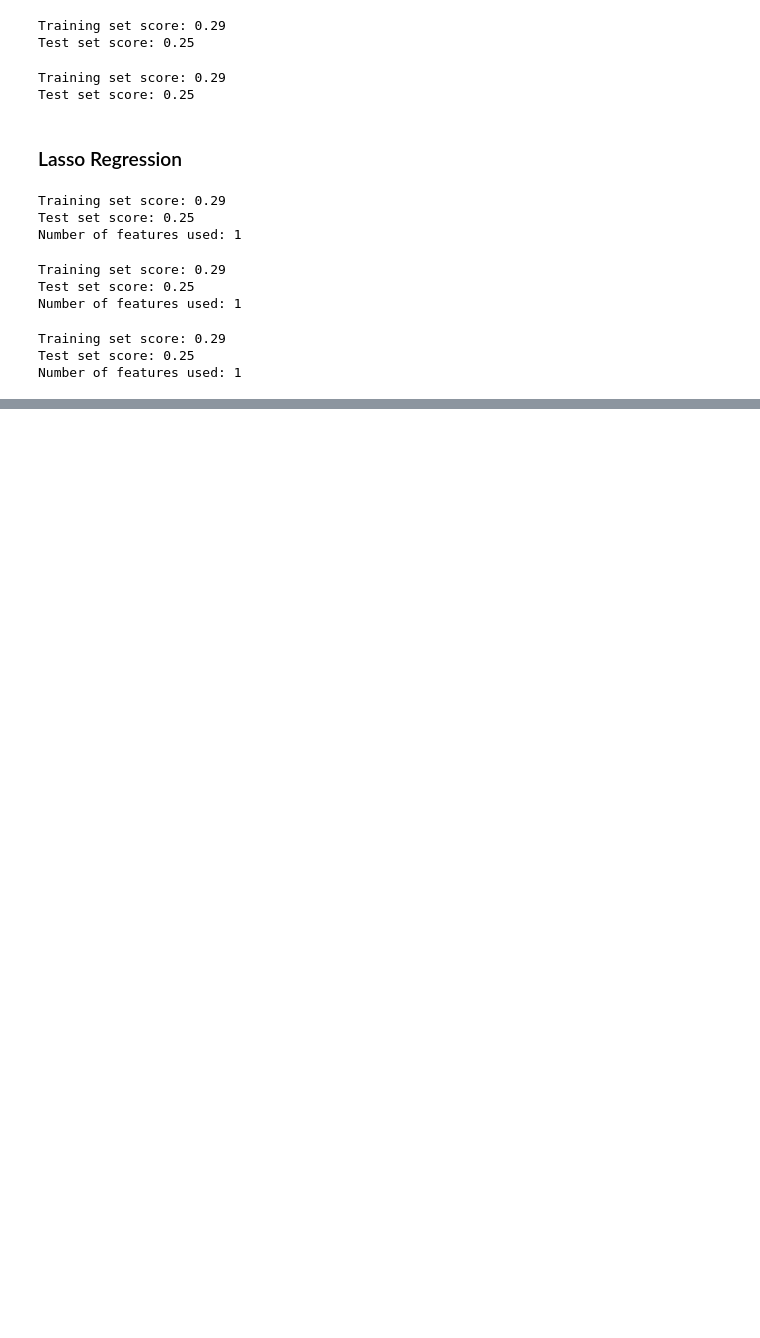
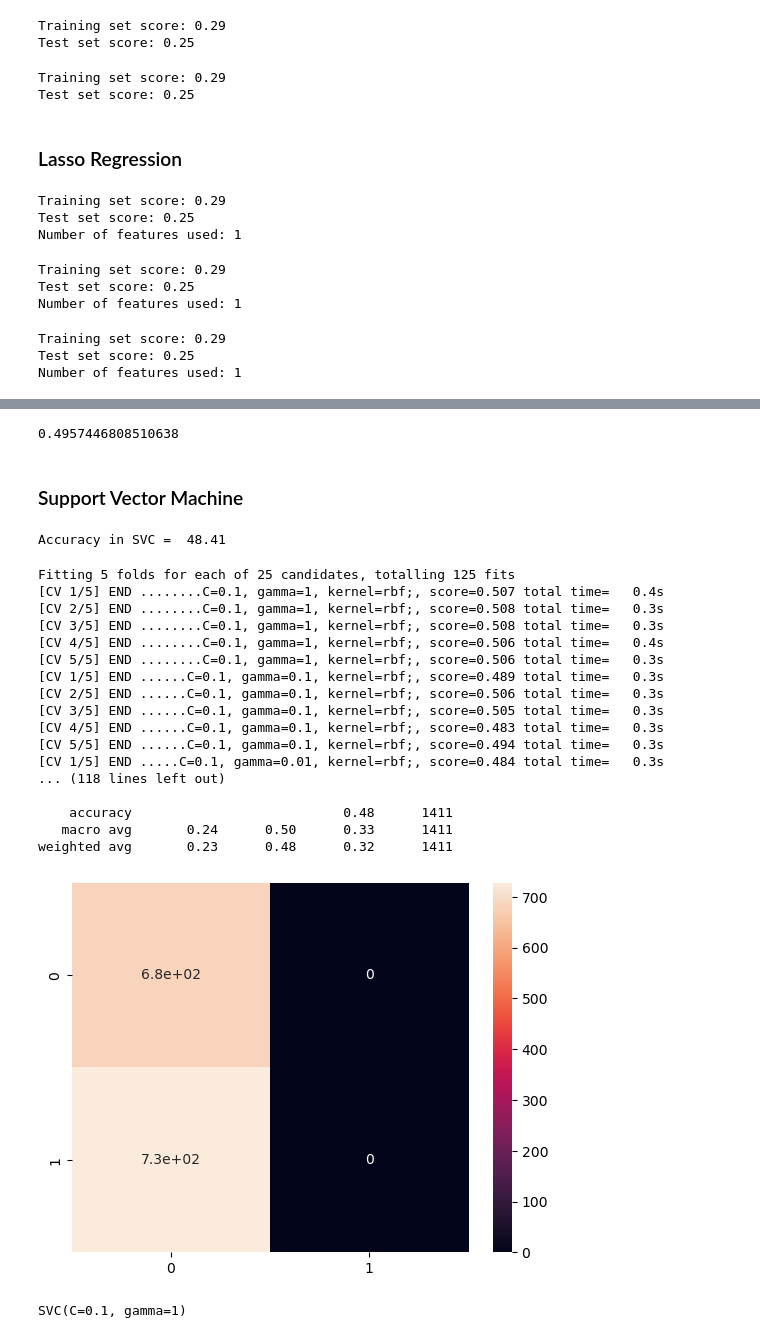
Before and after one commit to CCT-Dublin/ca1-claireobrien00, a Jupyter notebook: Passenger Movement Final.ipynb, the cells around one changed output, grey strips where cells are left out. Cells and saved outputs as stored; diff of their text form; code cells hidden in the pictures; blank space fills up the shorter version.

```diff
--- a/Passenger Movement Final.ipynb
+++ b/Passenger Movement Final.ipynb
@@ -1133,0 +1135,3 @@ Number of features used: 1
+# %%
+X = passenger_movement_net_df_encoded_label_scaled_minmax.iloc[:,[5,2,3,4]].values
+y = passenger_movement_net_df_encoded_label_scaled_minmax.iloc[:,1].values
@@ -1133,0 +1202,8 @@ Number of features used: 1
+# %%
+from sklearn.model_selection import cross_val_score
+nvclassifier = GaussianNB()
+cross_val_score(nvclassifier, X, y, scoring='accuracy', cv = 20).mean()
+# %% [output]
+0.4957446808510638
+# %% [markdown]
+### Support Vector Machine
@@ -1133,0 +1216,61 @@ Number of features used: 1
+# %%
+from sklearn.model_selection import train_test_split
+
+# Split the dataset into training and testing parts
+X_train, X_test, y_train, y_test = train_test_split(X, y, test_size = 0.3, random_state = 0)
+# %%
+# Create an object svmModel by calling a method SVC()
+svmModel = SVC(kernel = 'rbf',C = 0.1, gamma = 1) #experiment with C
+
+# C: The C parameter controls the trade-off between maximizing the margin and minimizing the classification error. A smaller value of C leads to a wider margin but may result in more misclassifications on the training data. A larger value of C allows the model to have a smaller margin but may reduce the number of misclassifications on the training data.
+# gamma: The gamma parameter controls the influence of a single training example, with high values meaning 'far' and low values meaning 'close'. A smaller value of gamma leads to a smoother decision boundary and can prevent overfitting by making the model less sensitive to the individual data points.
+
+# Train the model by calling a method fit()
+svmModel.fit(X_train,y_train)
+
+# Store the predicted values into y_pred
+Y_pred = svmModel.predict(X_test)
+
+# Display the accuracy upto 2 decimal places
+print('Accuracy in SVC = ', round(accuracy_score(y_test, Y_pred)*100,2))
+# %% [output]
+Accuracy in SVC =  48.41
+# %%
+#find best hyperparameter
+#C is the slack variable
+from sklearn.model_selection import GridSearchCV
+from sklearn.metrics import classification_report, confusion_matrix
+import seaborn as sns
+param_grid = {'C':[0.1,1,10,100,1000],'gamma':[1,0.1,0.01,0.001,0.001], 'kernel':['rbf']}
+grid = GridSearchCV(SVC(),param_grid,verbose = 5)
+grid.fit(X_train,y_train)
+grid.best_params_
+grid.best_estimator_
+grid_predictions = grid.predict(X_test)
+cmG = confusion_matrix(y_test,grid_predictions)
+sns.heatmap(cmG, annot=True)
+print(classification_report(y_test,grid_predictions))
+# %% [output]
+Fitting 5 folds for each of 25 candidates, totalling 125 fits
+[CV 1/5] END ........C=0.1, gamma=1, kernel=rbf;, score=0.507 total time=   0.4s
+[CV 2/5] END ........C=0.1, gamma=1, kernel=rbf;, score=0.508 total time=   0.3s
+[CV 3/5] END ........C=0.1, gamma=1, kernel=rbf;, score=0.508 total time=   0.3s
+[CV 4/5] END ........C=0.1, gamma=1, kernel=rbf;, score=0.506 total time=   0.4s
+[CV 5/5] END ........C=0.1, gamma=1, kernel=rbf;, score=0.506 total time=   0.3s
+[CV 1/5] END ......C=0.1, gamma=0.1, kernel=rbf;, score=0.489 total time=   0.3s
+[CV 2/5] END ......C=0.1, gamma=0.1, kernel=rbf;, score=0.506 total time=   0.3s
+[CV 3/5] END ......C=0.1, gamma=0.1, kernel=rbf;, score=0.505 total time=   0.3s
+[CV 4/5] END ......C=0.1, gamma=0.1, kernel=rbf;, score=0.483 total time=   0.3s
+[CV 5/5] END ......C=0.1, gamma=0.1, kernel=rbf;, score=0.494 total time=   0.3s
+[CV 1/5] END .....C=0.1, gamma=0.01, kernel=rbf;, score=0.484 total time=   0.3s
+... (118 lines left out)
+
+    accuracy                           0.48      1411
+   macro avg       0.24      0.50      0.33      1411
+weighted avg       0.23      0.48      0.32      1411
+[figure, added]
+# %%
+grid.best_params_
+grid.best_estimator_
+# %% [output]
+SVC(C=0.1, gamma=1)
```
Also changed, not shown: parts of 16 cells of this notebook, 1 other file.
